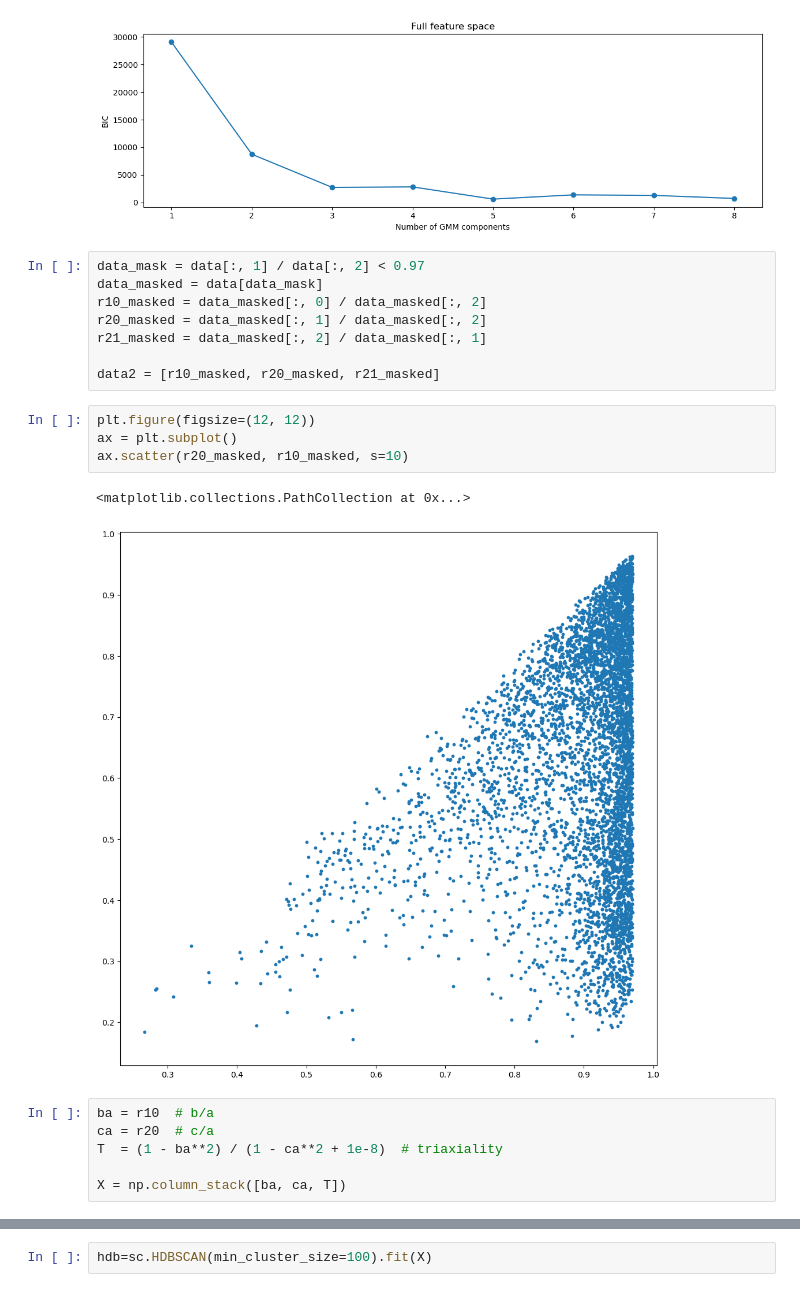
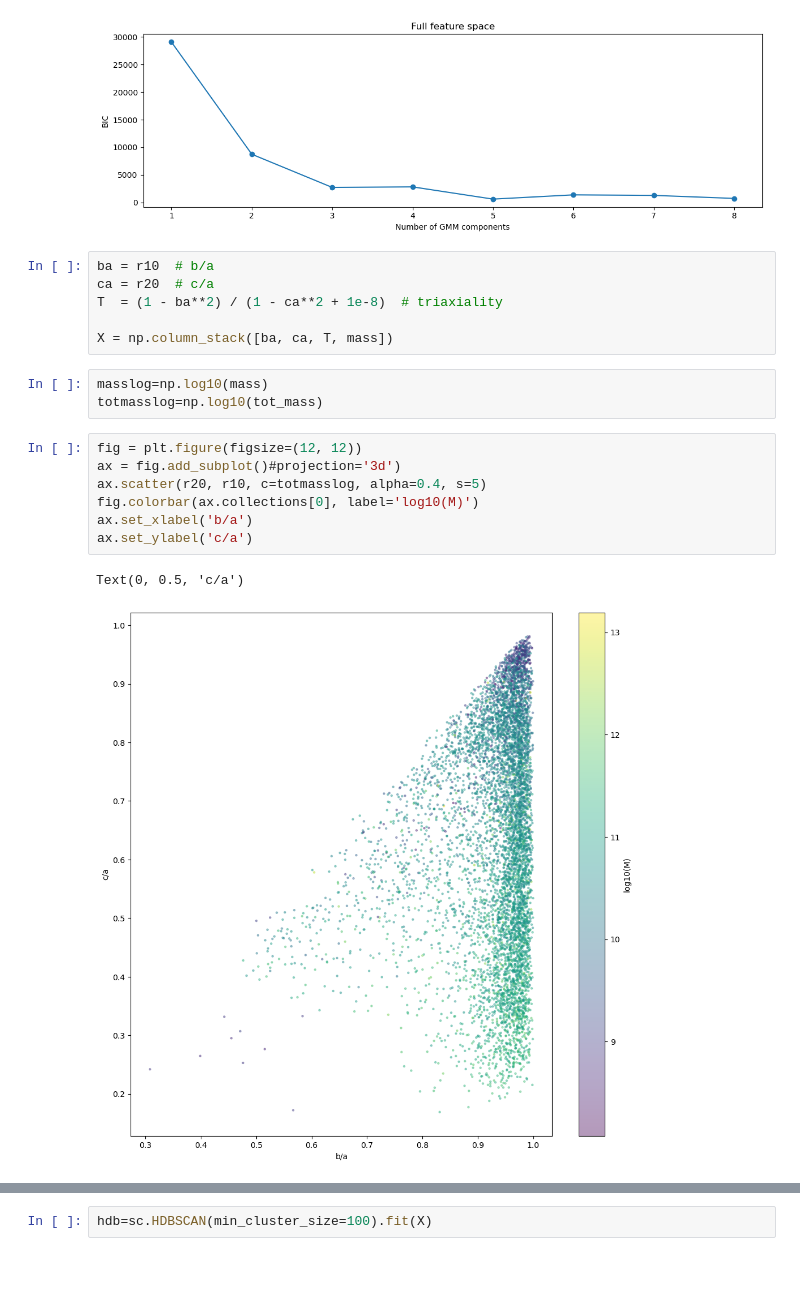
Before and after one commit to CosmicHitchhiker/ds_astro_2026s, a Jupyter notebook: axisratios.ipynb, the cells around one changed output, grey strips where cells are left out. Drawn from its saved outputs; the diff is of its cells as text.

```diff
--- a/axisratios.ipynb
+++ b/axisratios.ipynb
@@ -99,24 +117,22 @@ plt.savefig('bic_comparison.png')
 plt.show()
 # %% [output]
 [figure]
-# %%
-data_mask = data[:, 1] / data[:, 2] < 0.97
-data_masked = data[data_mask]
-r10_masked = data_masked[:, 0] / data_masked[:, 2]
-r20_masked = data_masked[:, 1] / data_masked[:, 2]
-r21_masked = data_masked[:, 2] / data_masked[:, 1]
-
-data2 = [r10_masked, r20_masked, r21_masked]
-# %%
-plt.figure(figsize=(12, 12))
-ax = plt.subplot()
-ax.scatter(r20_masked, r10_masked, s=10)
-# %% [output]
-<matplotlib.collections.PathCollection at 0x...>
-[figure, removed]
 # %%
 ba = r10  # b/a
 ca = r20  # c/a
 T  = (1 - ba**2) / (1 - ca**2 + 1e-8)  # triaxiality
 
-X = np.column_stack([ba, ca, T])
+X = np.column_stack([ba, ca, T, mass])
+# %%
+masslog=np.log10(mass)
+totmasslog=np.log10(tot_mass)
+# %%
+fig = plt.figure(figsize=(12, 12))
+ax = fig.add_subplot()#projection='3d')
+ax.scatter(r20, r10, c=totmasslog, alpha=0.4, s=5)
+fig.colorbar(ax.collections[0], label='log10(M)')
+ax.set_xlabel('b/a')
+ax.set_ylabel('c/a')
+# %% [output]
+Text(0, 0.5, 'c/a')
+[figure, added]
```
Also changed, not shown: parts of 10 cells of this notebook.
